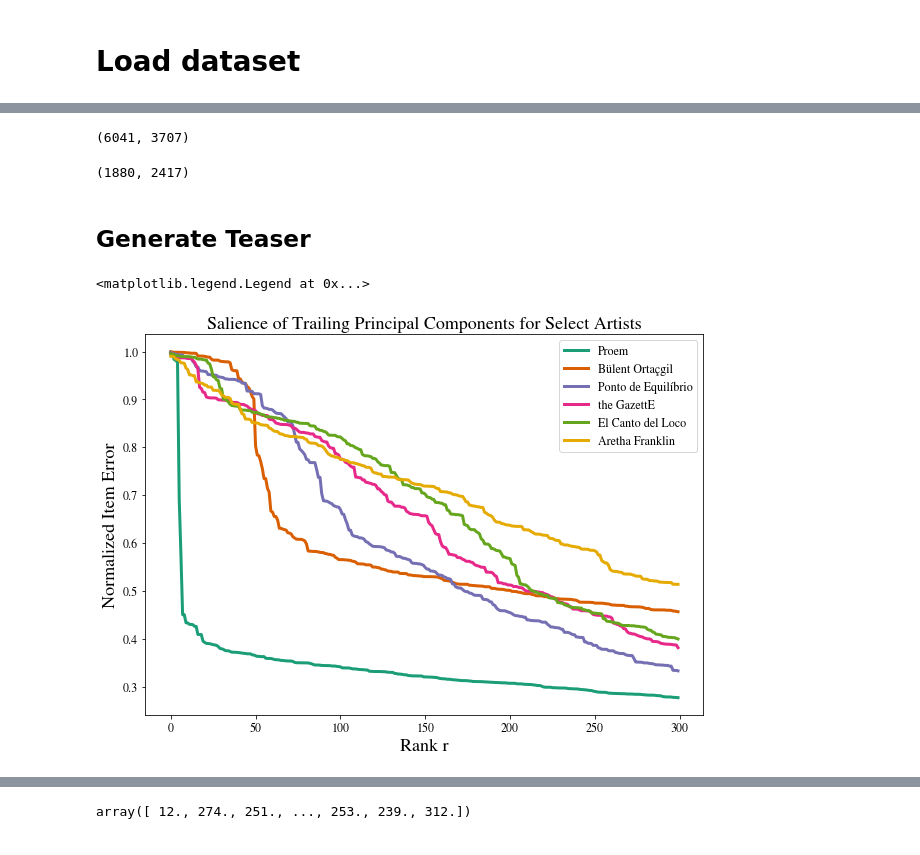
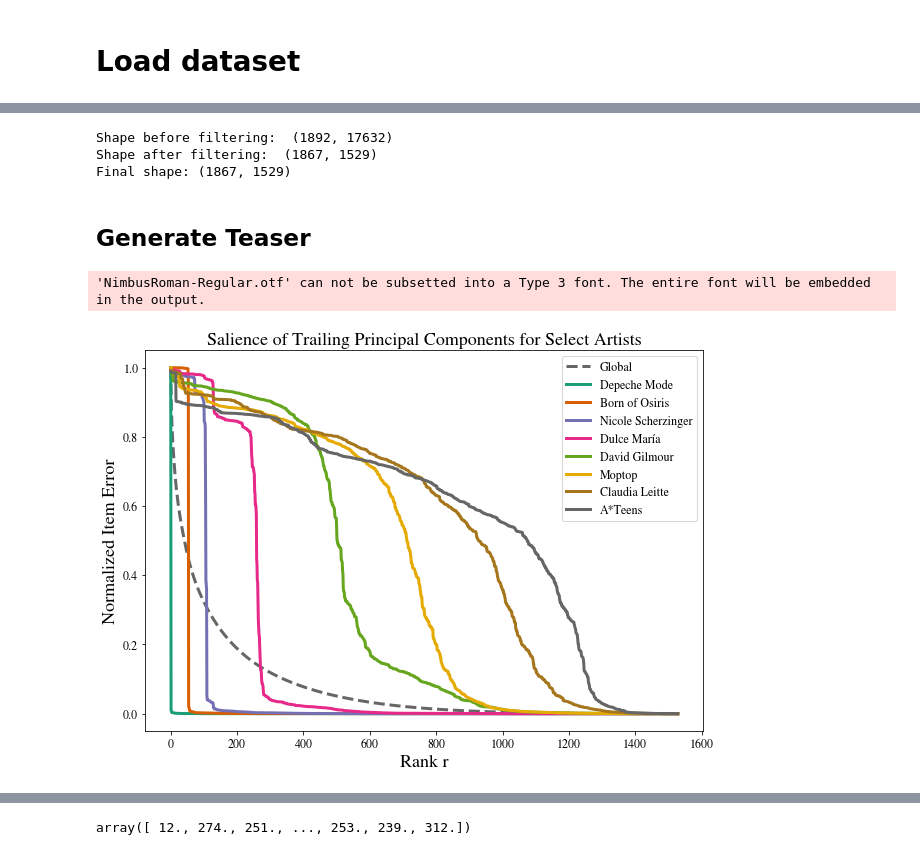
Before and after one commit to dliu18/fair-cf, a Jupyter notebook: Teaser.ipynb, the cells around one changed output, grey strips where cells are left out. Drawn from its saved outputs; the diff is of its cells as text; code cells hidden in the pictures.

```diff
--- a/Teaser.ipynb
+++ b/Teaser.ipynb
@@ -96,11 +42,7 @@ Num Low Popularity: 2929
-# %%
-R.shape
-# %% [output]
-(6041, 3707)
 # %%
 def get_lastfm():
-    lastfm_obj = lastfm.lastfm(data_dir = "data/lastfm/")
-    P = lastfm_obj.filter(min_users = 5, min_ratings = 0)
+    lastfm_obj = lastfm(data_dir = "data/lastfm/")
+    P = lastfm_obj.filter(min_users = 10, min_ratings = 10)
 
     P = np.linalg.inv(np.diag(np.sum(P, axis=1))) @ P
     assert np.allclose(np.sum(P, axis=1), np.ones(len(P)))
@@ -149,18 +52,26 @@ def get_movielens():
 # Mine which artists see the largest improvement at each interval
 P, lastfm_obj = get_lastfm()
 
+is_binary = False
+is_normalized = False
 # Version 1
-# P[P > 0] = 1
+if is_binary:
+    P[P > 0] = 1
 
 # Version 2
-P[P > 0] = 1
-P_binary = P.copy()
-P = P @ np.linalg.inv(np.diag(np.sqrt(np.sum(P, axis = 0))))
+if is_normalized:
+    P = P @ np.linalg.inv(np.diag(np.sqrt(np.sum(P, axis = 0))))
+
+P_binary = np.zeros(P.shape)
+P_binary[P > 0] = 1
 
 d = P.shape[1]
 rs = np.arange(1, d)
+print(f"Final shape: {P.shape}")
 # %% [output]
-(1880, 2417)
+Shape before filtering:  (1892, 17632)
+Shape after filtering:  (1867, 1529)
+Final shape: (1867, 1529)
 # %% [markdown]
 ## Generate Teaser
 # %%
@@ -168,7 +79,7 @@ SMALL_SIZE = 12
 MEDIUM_SIZE = 18
 BIGGER_SIZE = 18
 
-interval_start_idxs = [1, 50, 100, 150, 200, 250]
+interval_start_idxs = [1, 50, 100, 250, 500, 750, 1000, 1250]
 interval_gap = 10
 
 U, S, Vh = svd(P, full_matrices=False)
@@ -185,13 +96,15 @@ plt.rc('figure', titlesize=BIGGER_SIZE)  # fontsize of the figure title
 ncols = len(interval_start_idxs)
 fig, ax = plt.subplots(figsize = (10, 7))
 
-# err = []
-# for r in np.arange(0, P.shape[1]):
-#     P_pred = P @ Vh[:r].T @ Vh[:r]
-# #     P_pred = P @  proj_matrices_max_pred[r]
-#     err.append(np.linalg.norm(P - P_pred)**2)
+err = []
+proj_mtx = np.zeros((d, d))
+for r in np.arange(0, P.shape[1]+1):
+    if r > 0:
+        proj_mtx += np.outer(Vh[r-1], Vh[r-1])
+    P_pred = P @ proj_mtx
+    err.append(np.linalg.norm(P - P_pred)**2)
 
-# ax.plot(err / np.linalg.norm(P)**2, label = "Global", linewidth = 3, c = colors[-1], linestyle = "--")
+ax.plot(err / np.linalg.norm(P)**2, label = "Global", linewidth = 3, c = colors[-1], linestyle = "--")
 
 for idx, interval_start_idx in enumerate(interval_start_idxs):
     artist_idx = -1
@@ -204,37 +117,37 @@ for idx, interval_start_idx in enumerate(interval_start_idxs):
     proj_mtx_end = Vh[:end_idx].T @ Vh[:end_idx]
 #     proj_mtx_start =  proj_matrices_max_pred[start_idx]
 #     proj_mtx_end = proj_matrices_max_pred[end_idx]
 
     P_err_start = P - P @ proj_mtx_start
     P_err_end = P - P @ proj_mtx_end
 
     for j in range(P.shape[1]):
         improvement_gap = (np.linalg.norm(P_err_start[:, j])**2 - np.linalg.norm(P_err_end[:, j])**2)\
                             / np.linalg.norm(P[:, j])**2
         if improvement_gap > max_improvement:
             max_improvement = improvement_gap
             artist_idx = j
 
     err = []
     P_pred = np.zeros(P.shape)
-    for r in tqdm(np.arange(0, 300)):
+    for r in tqdm(np.arange(0, d)):
         P_pred += np.outer(P @ Vh[r], Vh[r])
 #         P_pred = P @ proj_matrices_max_pred[r]
         err.append(np.linalg.norm(P[:, artist_idx] - P_pred[:, artist_idx])**2)
 
     ax.plot(err / np.linalg.norm(P[:, artist_idx])**2,
            label = lastfm_obj.convert_artist_idx_to_name(artist_idx),
            c = colors[idx],
            linewidth = 3)
 
 ax.set_xlabel("Rank r")
 ax.set_ylabel("Normalized Item Error")
 ax.set_title("Salience of Trailing Principal Components for Select Artists")
 ax.legend()
-# plt.savefig("figs/salience_of_trailing_components.pdf", bbox_inches = "tight")
+plt.savefig(f"figs/salience_of_trailing_components_{is_binary}_{is_normalized}.pdf", bbox_inches = "tight")
 # %% [output]
-<matplotlib.legend.Legend at 0x...>
+'NimbusRoman-Regular.otf' can not be subsetted into a Type 3 font. The entire font will be embedded in the output.
-[figure, old version]
+[figure, new version]
 # %%
 # USE FOR FIGURE 1 TEASER AND FIGURE 2A
 P = get_lastfm()
```
Also changed, not shown: parts of 6 cells of this notebook, 6 other files.
